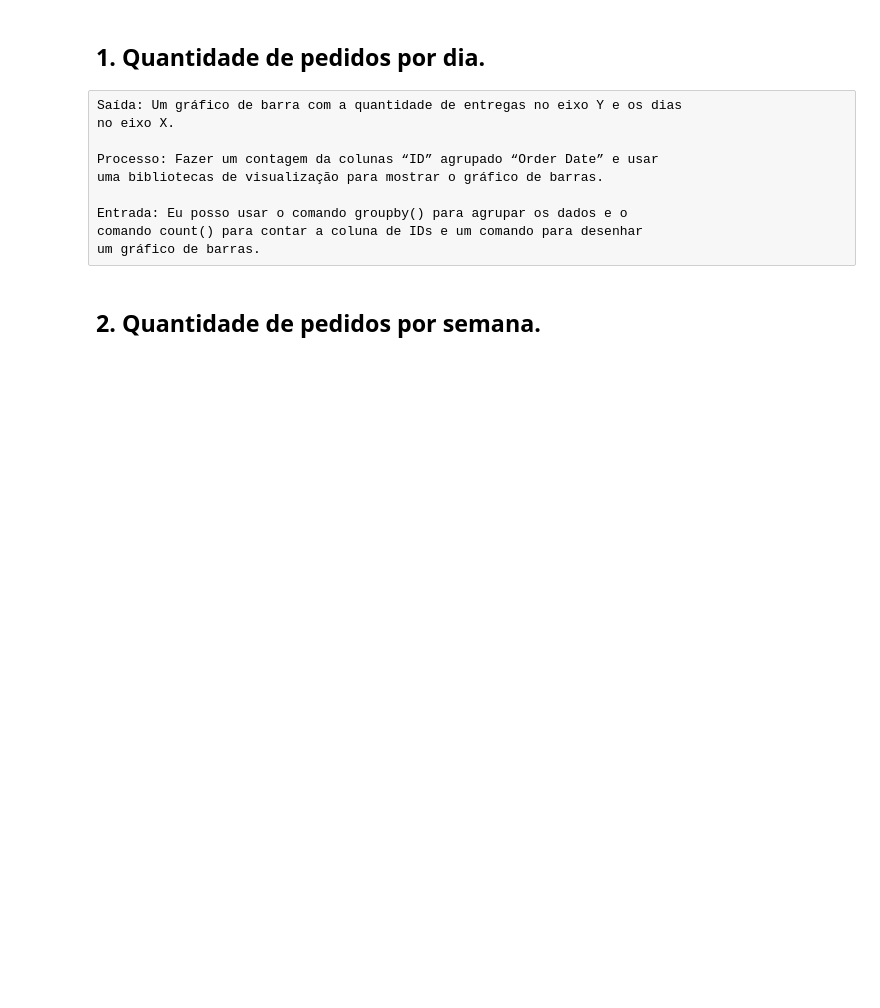
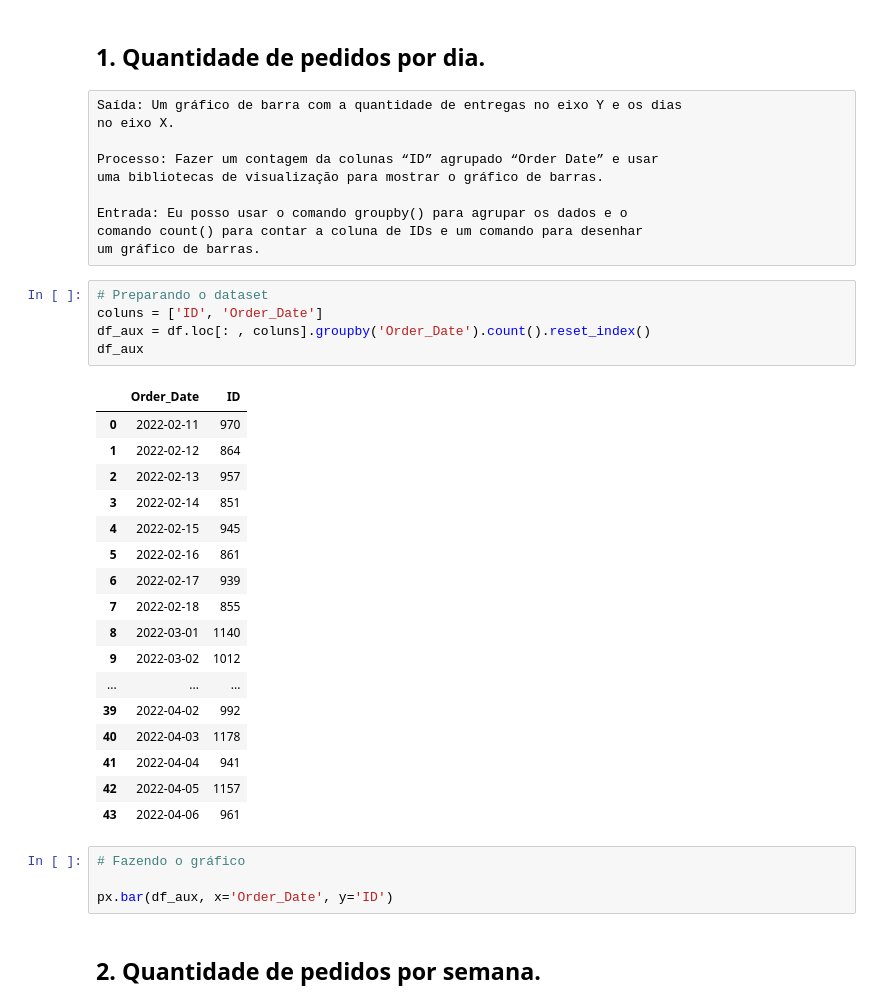
Before and after one commit to LinconSchafranski/ftc_curry_company, a Jupyter notebook: projeto_cury.ipynb, the cells around one changed output. Cells and saved outputs as stored; diff of their text form; blank space fills up the shorter version.

```diff
--- a/projeto_cury.ipynb
+++ b/projeto_cury.ipynb
@@ -43,6 +44,33 @@ uma bibliotecas de visualização para mostrar o gráfico de barras.
 Entrada: Eu posso usar o comando groupby() para agrupar os dados e o
 comando count() para contar a coluna de IDs e um comando para desenhar
 um gráfico de barras.
+# %%
+# Preparando o dataset
+coluns = ['ID', 'Order_Date']
+df_aux = df.loc[: , coluns].groupby('Order_Date').count().reset_index()
+df_aux
+# %% [output]
+|  | Order_Date | ID |
+| 0 | 2022-02-11 | 970 |
+| 1 | 2022-02-12 | 864 |
+| 2 | 2022-02-13 | 957 |
+| 3 | 2022-02-14 | 851 |
+| 4 | 2022-02-15 | 945 |
+| 5 | 2022-02-16 | 861 |
+| 6 | 2022-02-17 | 939 |
+| 7 | 2022-02-18 | 855 |
+| 8 | 2022-03-01 | 1140 |
+| 9 | 2022-03-02 | 1012 |
+| ... | ... | ... |
+| 39 | 2022-04-02 | 992 |
+| 40 | 2022-04-03 | 1178 |
+| 41 | 2022-04-04 | 941 |
+| 42 | 2022-04-05 | 1157 |
+| 43 | 2022-04-06 | 961 |
+# %%
+# Fazendo o gráfico
+
+px.bar(df_aux, x='Order_Date', y='ID')
 # %% [markdown]
 ## 2. Quantidade de pedidos por semana.
 # %% [raw]
```
Also changed, not shown: parts of 9 cells of this notebook.
